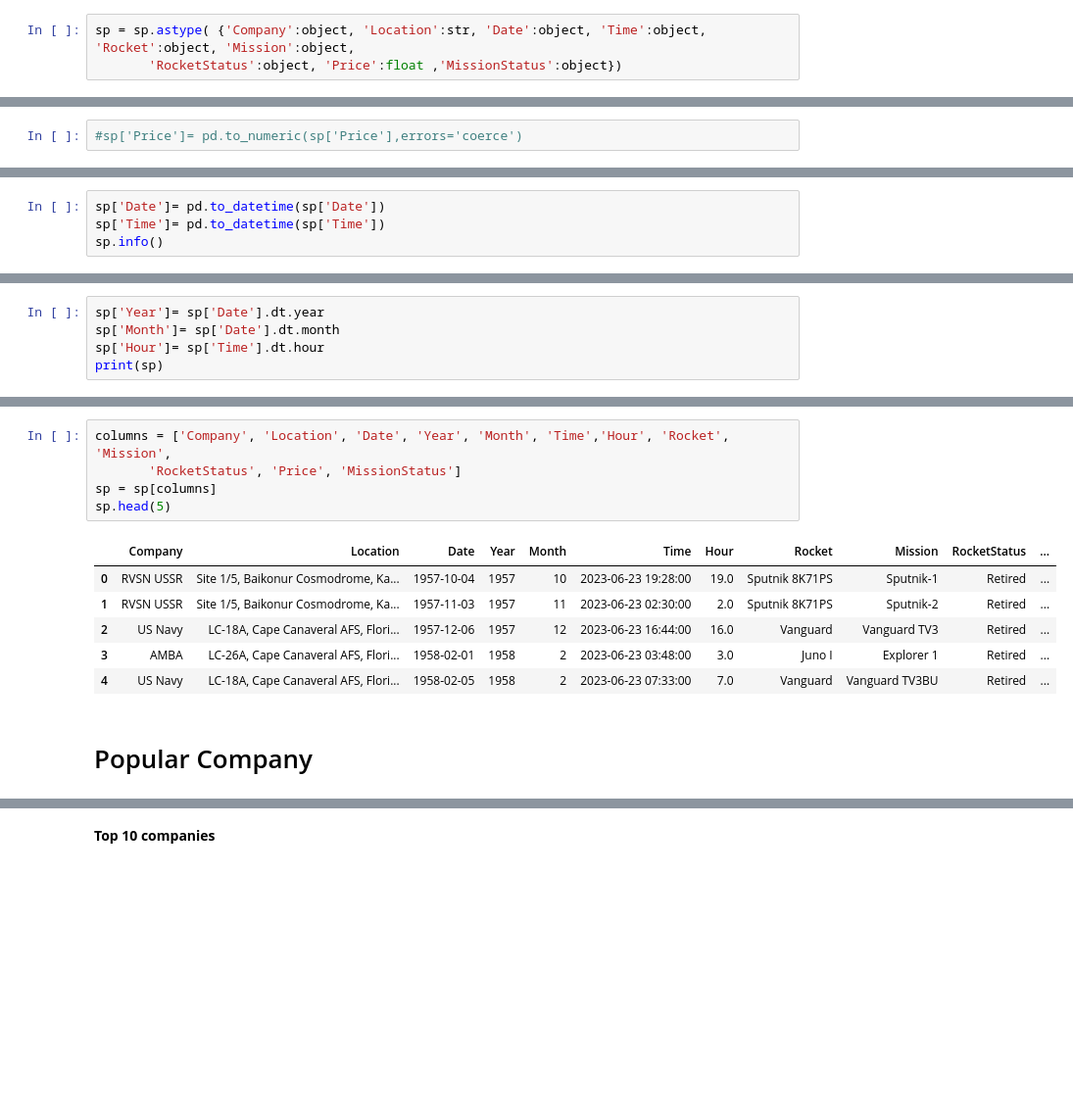
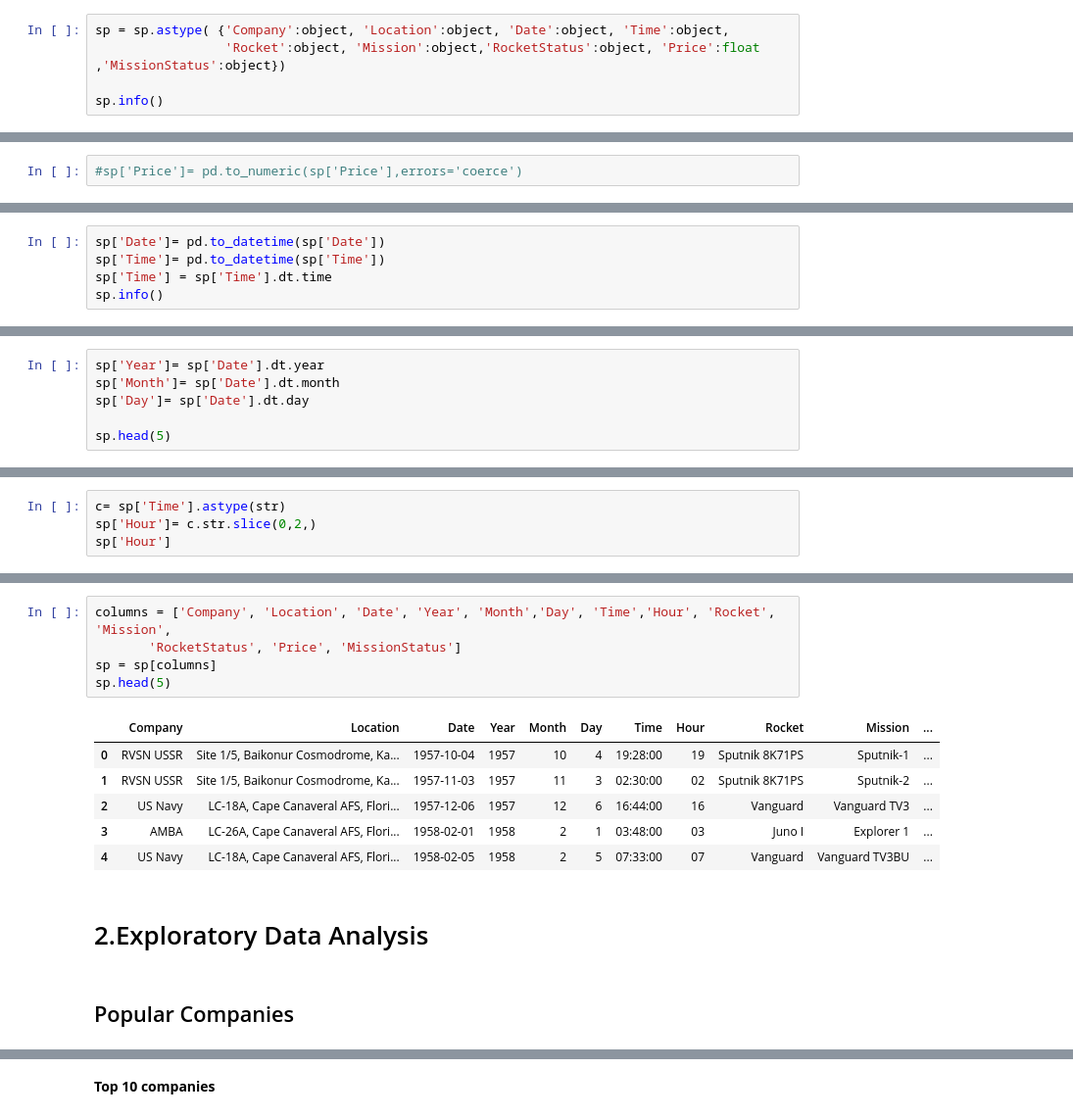
Before and after one commit to RahulRajdkp/MavenAnalytics, a Jupyter notebook: Space Missions/EDA_Space_dataset.ipynb, the cells around one changed output, grey strips where cells are left out. Shown at 98% size. Cells and saved outputs as stored; diff of their text form; blank space fills up the shorter version.

```diff
--- a/Space Missions/EDA_Space_dataset.ipynb
+++ b/Space Missions/EDA_Space_dataset.ipynb
@@ -128,3 +141,5 @@ sp.loc[(sp['Company']=="NASA") & (sp['Rocket']=="Saturn V")]
 # %%
-sp = sp.astype( {'Company':object, 'Location':str, 'Date':object, 'Time':object, 'Rocket':object, 'Mission':object,
-       'RocketStatus':object, 'Price':float ,'MissionStatus':object})
+sp = sp.astype( {'Company':object, 'Location':object, 'Date':object, 'Time':object,
+                 'Rocket':object, 'Mission':object,'RocketStatus':object, 'Price':float ,'MissionStatus':object})
+
+sp.info()
@@ -188,6 +165,7 @@ memory usage: 325.7+ KB
 # %%
 sp['Date']= pd.to_datetime(sp['Date'])
 sp['Time']= pd.to_datetime(sp['Time'])
+sp['Time'] = sp['Time'].dt.time
 sp.info()
 # %% [output]
 <class 'pandas.core.frame.DataFrame'>
@@ -305,6 +228,7 @@ sp.head(10)
 # %%
 sp['Year']= sp['Date'].dt.year
 sp['Month']= sp['Date'].dt.month
-sp['Hour']= sp['Time'].dt.hour
-print(sp)
+sp['Day']= sp['Date'].dt.day
+
+sp.head(5)
 # %% [output]
@@ -333,0 +241,4 @@ Index(['Company', 'Location', 'Date', 'Time', 'Rocket', 'Mission',
+# %%
+c= sp['Time'].astype(str)
+sp['Hour']= c.str.slice(0,2,)
+sp['Hour']
@@ -334,17 +258,19 @@ Index(['Company', 'Location', 'Date', 'Time', 'Rocket', 'Mission',
 # %%
-columns = ['Company', 'Location', 'Date', 'Year', 'Month', 'Time','Hour', 'Rocket', 'Mission',
+columns = ['Company', 'Location', 'Date', 'Year', 'Month','Day', 'Time','Hour', 'Rocket', 'Mission',
        'RocketStatus', 'Price', 'MissionStatus']
 sp = sp[columns]
 sp.head(5)
 # %% [output]
-|  | Company | Location | Date | Year | Month | Time | Hour | Rocket | Mission | RocketStatus | ... |
-| 0 | RVSN USSR | Site 1/5, Baikonur Cosmodrome, Ka... | 1957-10-04 | 1957 | 10 | 2023-06-23 19:28:00 | 19.0 | Sputnik 8K71PS | Sputnik-1 | Retired | ... |
-| 1 | RVSN USSR | Site 1/5, Baikonur Cosmodrome, Ka... | 1957-11-03 | 1957 | 11 | 2023-06-23 02:30:00 | 2.0 | Sputnik 8K71PS | Sputnik-2 | Retired | ... |
-| 2 | US Navy | LC-18A, Cape Canaveral AFS, Flori... | 1957-12-06 | 1957 | 12 | 2023-06-23 16:44:00 | 16.0 | Vanguard | Vanguard TV3 | Retired | ... |
-| 3 | AMBA | LC-26A, Cape Canaveral AFS, Flori... | 1958-02-01 | 1958 | 2 | 2023-06-23 03:48:00 | 3.0 | Juno I | Explorer 1 | Retired | ... |
-| 4 | US Navy | LC-18A, Cape Canaveral AFS, Flori... | 1958-02-05 | 1958 | 2 | 2023-06-23 07:33:00 | 7.0 | Vanguard | Vanguard TV3BU | Retired | ... |
+|  | Company | Location | Date | Year | Month | Day | Time | Hour | Rocket | Mission | ... |
+| 0 | RVSN USSR | Site 1/5, Baikonur Cosmodrome, Ka... | 1957-10-04 | 1957 | 10 | 4 | 19:28:00 | 19 | Sputnik 8K71PS | Sputnik-1 | ... |
+| 1 | RVSN USSR | Site 1/5, Baikonur Cosmodrome, Ka... | 1957-11-03 | 1957 | 11 | 3 | 02:30:00 | 02 | Sputnik 8K71PS | Sputnik-2 | ... |
+| 2 | US Navy | LC-18A, Cape Canaveral AFS, Flori... | 1957-12-06 | 1957 | 12 | 6 | 16:44:00 | 16 | Vanguard | Vanguard TV3 | ... |
+| 3 | AMBA | LC-26A, Cape Canaveral AFS, Flori... | 1958-02-01 | 1958 | 2 | 1 | 03:48:00 | 03 | Juno I | Explorer 1 | ... |
+| 4 | US Navy | LC-18A, Cape Canaveral AFS, Flori... | 1958-02-05 | 1958 | 2 | 5 | 07:33:00 | 07 | Vanguard | Vanguard TV3BU | ... |
+# %% [markdown]
+# 2.Exploratory Data Analysis
 # %% [markdown]
-# Popular Company
+## Popular Companies
 # %%
 pop_companies= sp.Company.value_counts()
 pop_companies
```
Also changed, not shown: parts of 122 cells of this notebook.
